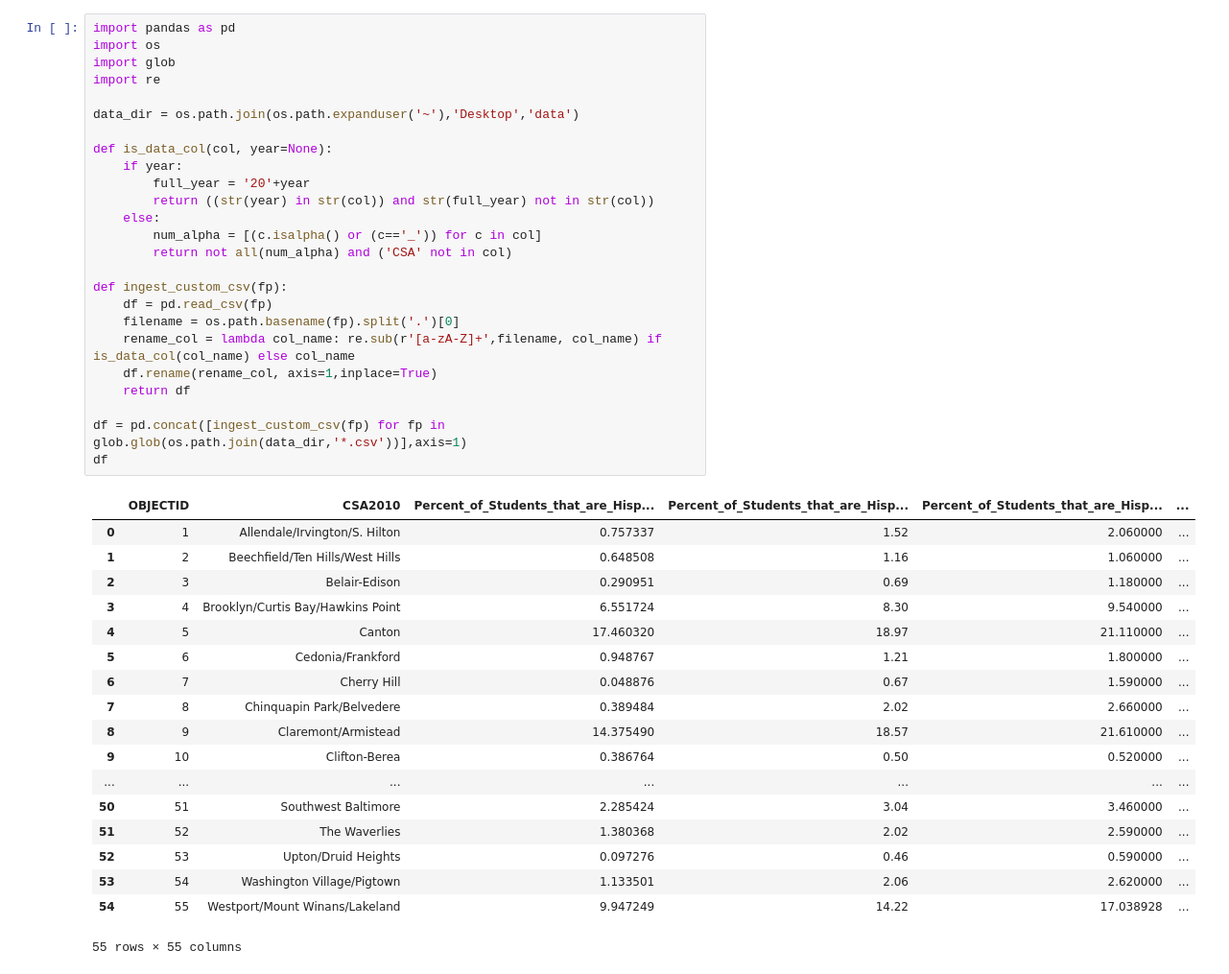
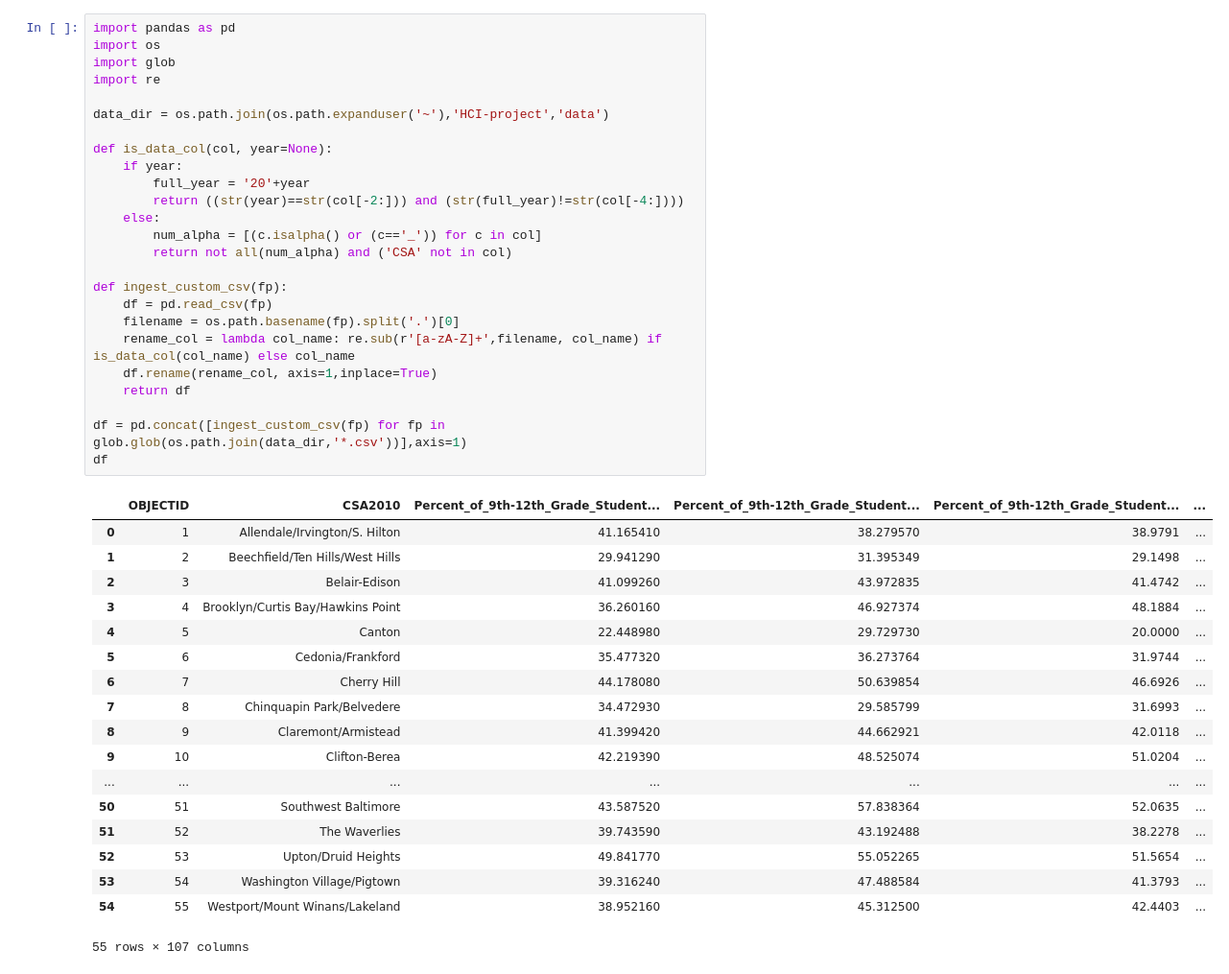
Before and after one commit to katesanders9/HCI-project, a Jupyter notebook: data_munge.ipynb, the cells around one changed output. Shown at 96% size. Cells and saved outputs as stored; diff of their text form.

```diff
--- a/data_munge.ipynb
+++ b/data_munge.ipynb
@@ -1,47 +1,47 @@
 # %%
 import pandas as pd
 import os
 import glob
 import re
 
-data_dir = os.path.join(os.path.expanduser('~'),'Desktop','data')
+data_dir = os.path.join(os.path.expanduser('~'),'HCI-project','data')
 
 def is_data_col(col, year=None):
     if year:
         full_year = '20'+year
-        return ((str(year) in str(col)) and str(full_year) not in str(col))
+        return ((str(year)==str(col[-2:])) and (str(full_year)!=str(col[-4:])))
     else:
         num_alpha = [(c.isalpha() or (c=='_')) for c in col]
         return not all(num_alpha) and ('CSA' not in col)
 
 def ingest_custom_csv(fp):
     df = pd.read_csv(fp)
     filename = os.path.basename(fp).split('.')[0]
     rename_col = lambda col_name: re.sub(r'[a-zA-Z]+',filename, col_name) if is_data_col(col_name) else col_name
     df.rename(rename_col, axis=1,inplace=True)
     return df
 
 df = pd.concat([ingest_custom_csv(fp) for fp in glob.glob(os.path.join(data_dir,'*.csv'))],axis=1)
 df
 # %% [output]
-|  | OBJECTID | CSA2010 | Percent_of_Students_that_are_Hisp... | Percent_of_Students_that_are_Hisp... | Percent_of_Students_that_are_Hisp... | ... |
-| 0 | 1 | Allendale/Irvington/S. Hilton | 0.757337 | 1.52 | 2.060000 | ... |
-| 1 | 2 | Beechfield/Ten Hills/West Hills | 0.648508 | 1.16 | 1.060000 | ... |
-| 2 | 3 | Belair-Edison | 0.290951 | 0.69 | 1.180000 | ... |
-| 3 | 4 | Brooklyn/Curtis Bay/Hawkins Point | 6.551724 | 8.30 | 9.540000 | ... |
-| 4 | 5 | Canton | 17.460320 | 18.97 | 21.110000 | ... |
-| 5 | 6 | Cedonia/Frankford | 0.948767 | 1.21 | 1.800000 | ... |
-| 6 | 7 | Cherry Hill | 0.048876 | 0.67 | 1.590000 | ... |
-| 7 | 8 | Chinquapin Park/Belvedere | 0.389484 | 2.02 | 2.660000 | ... |
-| 8 | 9 | Claremont/Armistead | 14.375490 | 18.57 | 21.610000 | ... |
-| 9 | 10 | Clifton-Berea | 0.386764 | 0.50 | 0.520000 | ... |
+|  | OBJECTID | CSA2010 | Percent_of_9th-12th_Grade_Student... | Percent_of_9th-12th_Grade_Student... | Percent_of_9th-12th_Grade_Student... | ... |
+| 0 | 1 | Allendale/Irvington/S. Hilton | 41.165410 | 38.279570 | 38.9791 | ... |
+| 1 | 2 | Beechfield/Ten Hills/West Hills | 29.941290 | 31.395349 | 29.1498 | ... |
+| 2 | 3 | Belair-Edison | 41.099260 | 43.972835 | 41.4742 | ... |
+| 3 | 4 | Brooklyn/Curtis Bay/Hawkins Point | 36.260160 | 46.927374 | 48.1884 | ... |
+| 4 | 5 | Canton | 22.448980 | 29.729730 | 20.0000 | ... |
+| 5 | 6 | Cedonia/Frankford | 35.477320 | 36.273764 | 31.9744 | ... |
+| 6 | 7 | Cherry Hill | 44.178080 | 50.639854 | 46.6926 | ... |
+| 7 | 8 | Chinquapin Park/Belvedere | 34.472930 | 29.585799 | 31.6993 | ... |
+| 8 | 9 | Claremont/Armistead | 41.399420 | 44.662921 | 42.0118 | ... |
+| 9 | 10 | Clifton-Berea | 42.219390 | 48.525074 | 51.0204 | ... |
 | ... | ... | ... | ... | ... | ... | ... |
-| 50 | 51 | Southwest Baltimore | 2.285424 | 3.04 | 3.460000 | ... |
-| 51 | 52 | The Waverlies | 1.380368 | 2.02 | 2.590000 | ... |
-| 52 | 53 | Upton/Druid Heights | 0.097276 | 0.46 | 0.590000 | ... |
-| 53 | 54 | Washington Village/Pigtown | 1.133501 | 2.06 | 2.620000 | ... |
-| 54 | 55 | Westport/Mount Winans/Lakeland | 9.947249 | 14.22 | 17.038928 | ... |
+| 50 | 51 | Southwest Baltimore | 43.587520 | 57.838364 | 52.0635 | ... |
+| 51 | 52 | The Waverlies | 39.743590 | 43.192488 | 38.2278 | ... |
+| 52 | 53 | Upton/Druid Heights | 49.841770 | 55.052265 | 51.5654 | ... |
+| 53 | 54 | Washington Village/Pigtown | 39.316240 | 47.488584 | 41.3793 | ... |
+| 54 | 55 | Westport/Mount Winans/Lakeland | 38.952160 | 45.312500 | 42.4403 | ... |
-55 rows × 55 columns
+55 rows × 107 columns
 # %%
 df.columns.tolist()
 # %% [output]
```
Also changed, not shown: parts of 9 cells of this notebook.
